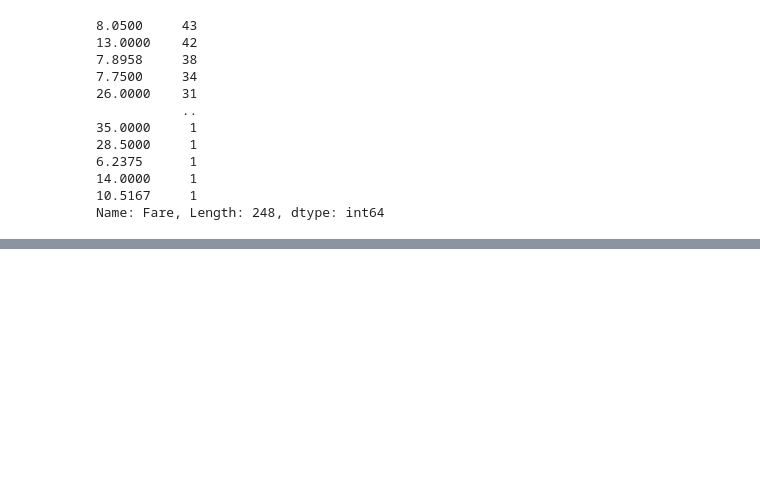
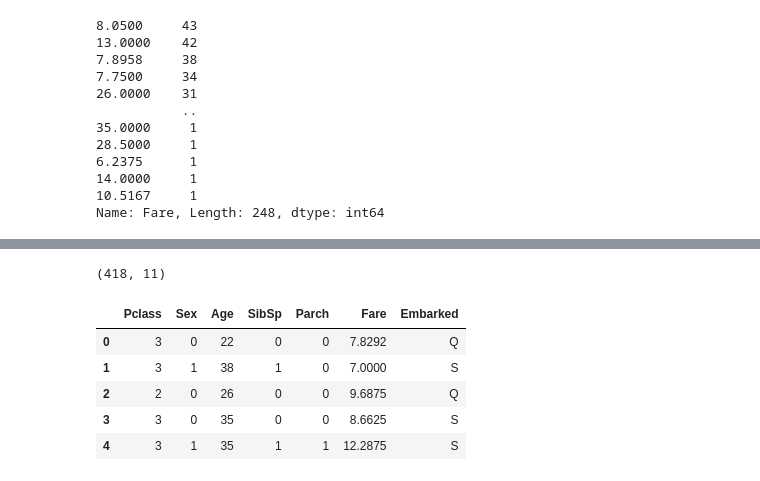
Before and after one commit to ThierrryScotto/Titanic, a Jupyter notebook: titanic_prediction.ipynb, the cells around one changed output, grey strips where cells are left out. Saved outputs shown, nothing was run; the diff lists cells and outputs as text; code cells hidden in the pictures; blank space fills up the shorter version.

```diff
--- a/titanic_prediction.ipynb
+++ b/titanic_prediction.ipynb
@@ -334,0 +393,22 @@ Name: Fare, Length: 248, dtype: int64
+# %%
+df_test.shape
+# %% [output]
+(418, 11)
+# %%
+df_test['Age'] = df_train['Age'].fillna(df_test['Age'].mean())
+df_test['Age'] = df_test['Age'].astype(int)
+# %%
+df_test['Sex'] = df_test['Sex'].map(convert_sex_to_boolean)
+# %%
+df_test['Fare'] = df_test['Fare'].fillna(df_test['Fare'].mean())
+# %%
+df_test.drop(['Name', 'PassengerId', 'Ticket', 'Cabin'], axis=1, inplace=True)
+# %%
+df_test.head()
+# %% [output]
+|  | Pclass | Sex | Age | SibSp | Parch | Fare | Embarked |
+| 0 | 3 | 0 | 22 | 0 | 0 | 7.8292 | Q |
+| 1 | 3 | 1 | 38 | 1 | 0 | 7.0000 | S |
+| 2 | 2 | 0 | 26 | 0 | 0 | 9.6875 | Q |
+| 3 | 3 | 0 | 35 | 0 | 0 | 8.6625 | S |
+| 4 | 3 | 1 | 35 | 1 | 1 | 12.2875 | S |
```
Also changed, not shown: parts of 15 cells of this notebook.
